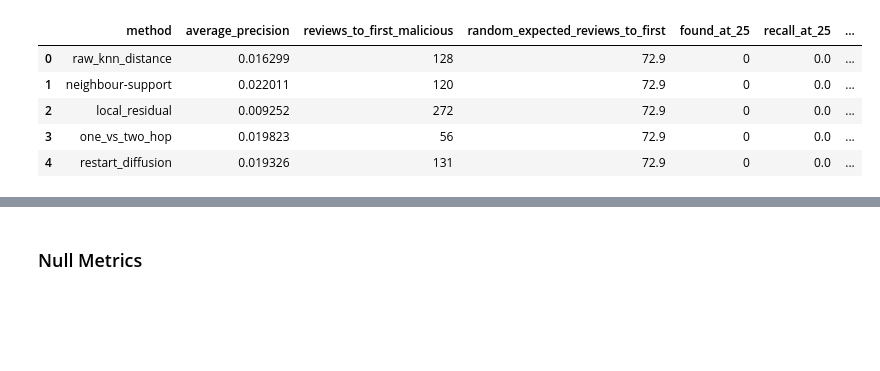
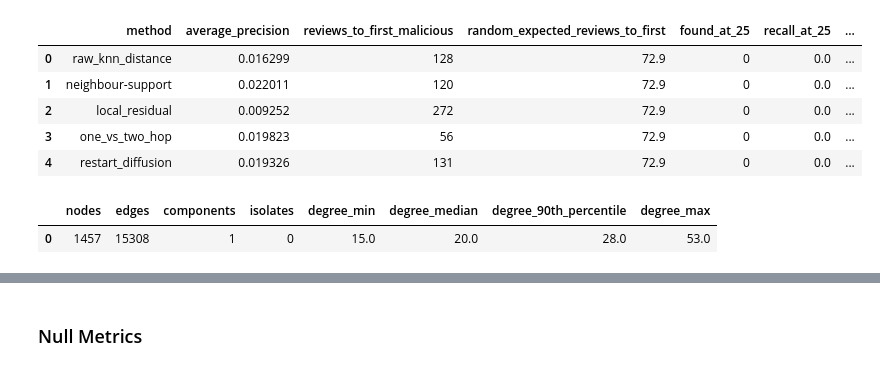
Before and after one commit to MekaelWasti/Cyber-Telemetry, a Jupyter notebook: Notebooks/Graph Triage Baseline v0.ipynb, the cells around one changed output, grey strips where cells are left out. Cells and saved outputs as stored; diff of their text form; code cells hidden in the pictures; blank space fills up the shorter version.

```diff
--- a/Notebooks/Graph Triage Baseline v0.ipynb
+++ b/Notebooks/Graph Triage Baseline v0.ipynb
@@ -939,0 +994,28 @@ filter_summary
+# %%
+degree = np.asarray(A.sum(axis=1)).ravel()
+row_sums = np.asarray(P.sum(axis=1)).ravel()
+
+n_components, component_labels = connected_components(
+    A,
+    directed=False,
+)
+
+non_isolates = degree > 0
+assert np.allclose(row_sums[non_isolates], 1.0)
+assert np.allclose(row_sums[~non_isolates], 0.0)
+
+similarity_graph_summary = pd.DataFrame([{
+    "nodes": A.shape[0],
+    "edges": A.nnz // 2,
+    "components": n_components,
+    "isolates": int((degree == 0).sum()),
+    "degree_min": degree.min(),
+    "degree_median": np.median(degree),
+    "degree_90th_percentile": np.quantile(degree, 0.90),
+    "degree_max": degree.max(),
+}])
+
+similarity_graph_summary
+# %% [output]
+|  | nodes | edges | components | isolates | degree_min | degree_median | degree_90th_percentile | degree_max |
+| 0 | 1457 | 15308 | 1 | 0 | 15.0 | 20.0 | 28.0 | 53.0 |
```
Also changed, not shown: parts of 13 cells of this notebook, 2 other files.
